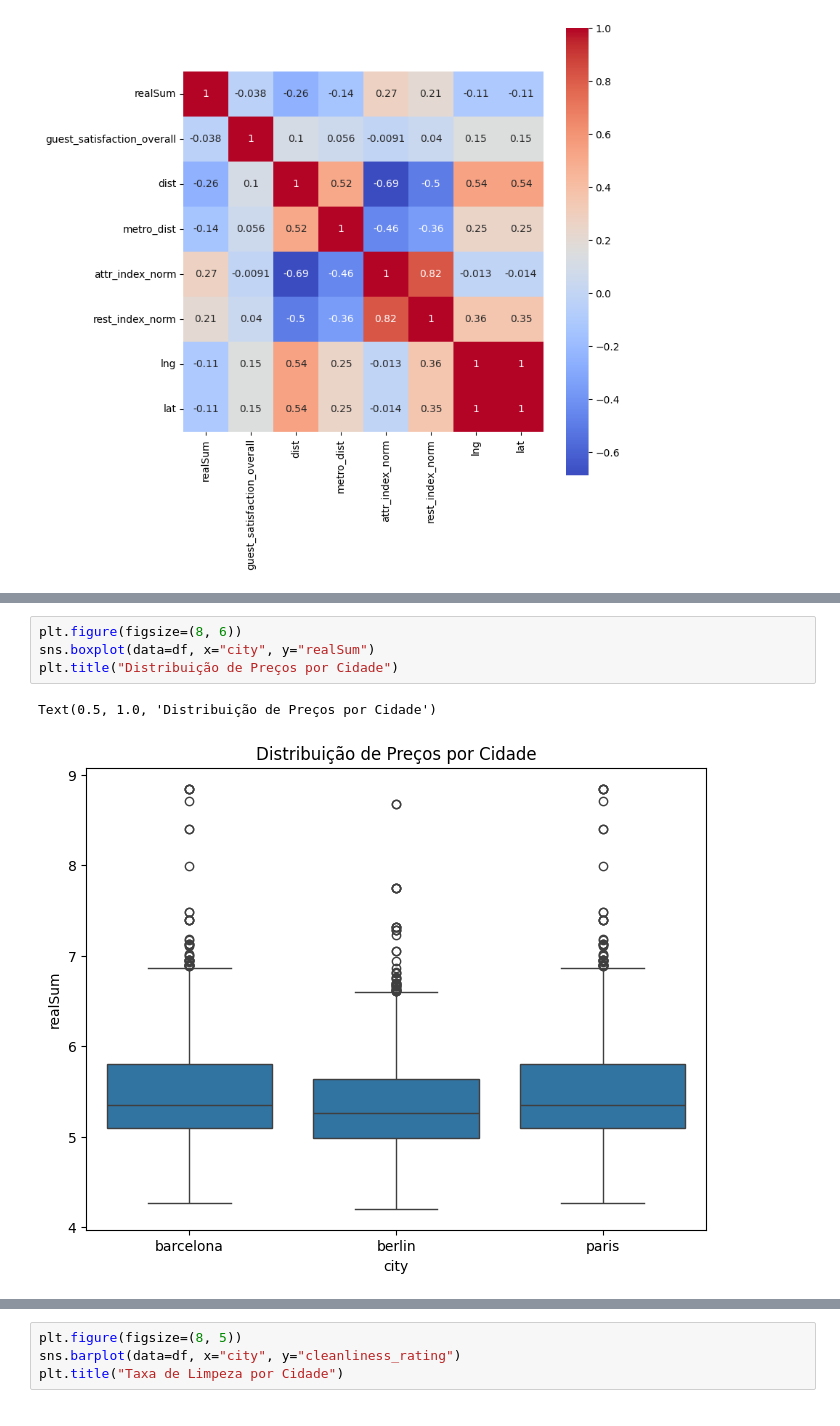
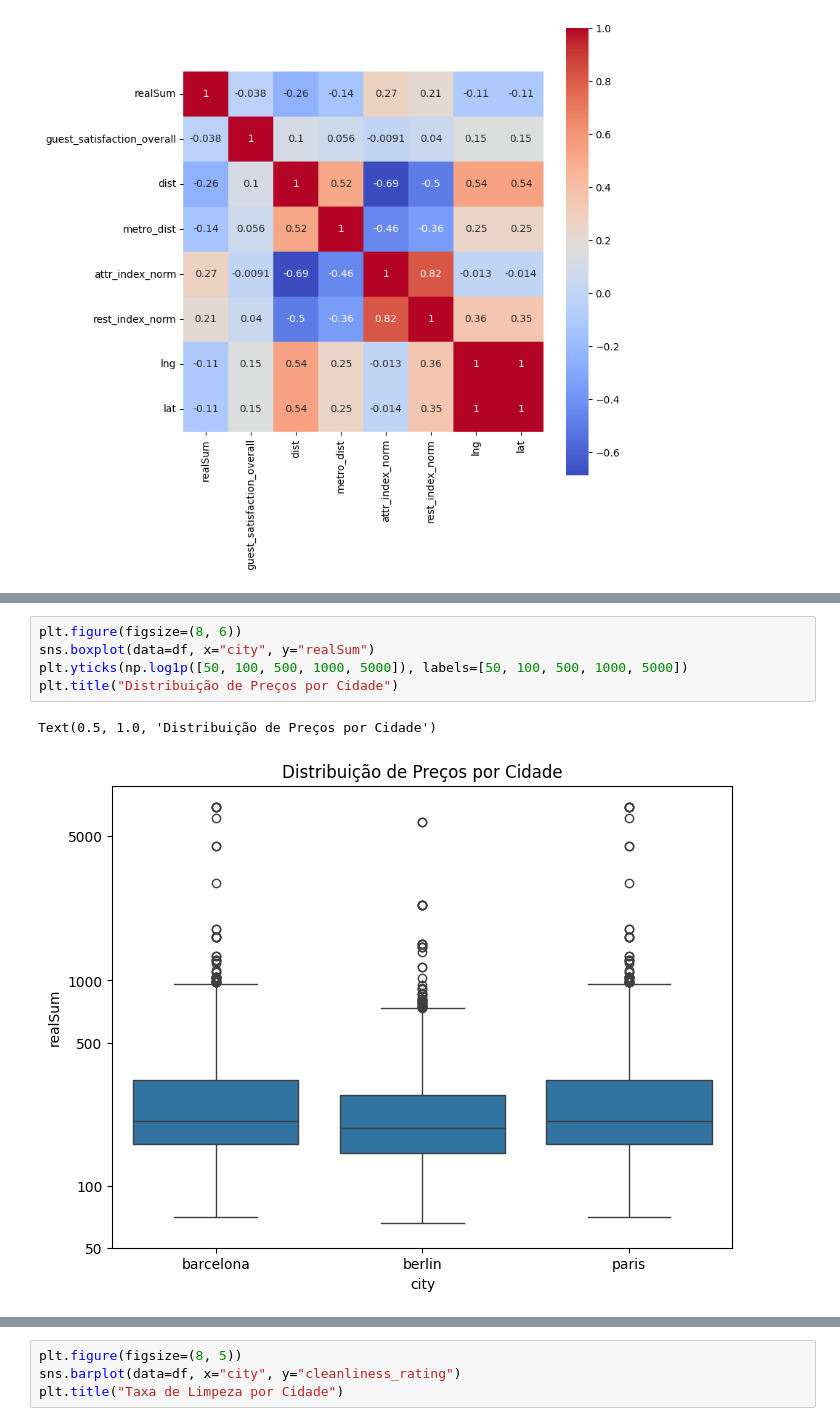
Before and after one commit to isabellimrqs/price-regression, a Jupyter notebook: case.ipynb, the cells around one changed output, grey strips where cells are left out. Saved outputs shown, nothing was run; the diff lists cells and outputs as text.

```diff
--- a/case.ipynb
+++ b/case.ipynb
@@ -263,8 +266,9 @@ Text(0.5, 1.0, 'Distribuição dos preços')
 # %%
 plt.figure(figsize=(8, 6))
 sns.boxplot(data=df, x="city", y="realSum")
+plt.yticks(np.log1p([50, 100, 500, 1000, 5000]), labels=[50, 100, 500, 1000, 5000])
 plt.title("Distribuição de Preços por Cidade")
 # %% [output]
 Text(0.5, 1.0, 'Distribuição de Preços por Cidade')
-[figure, old version]
+[figure, new version]
 # %%
```
Also changed, not shown: parts of 4 cells of this notebook.
